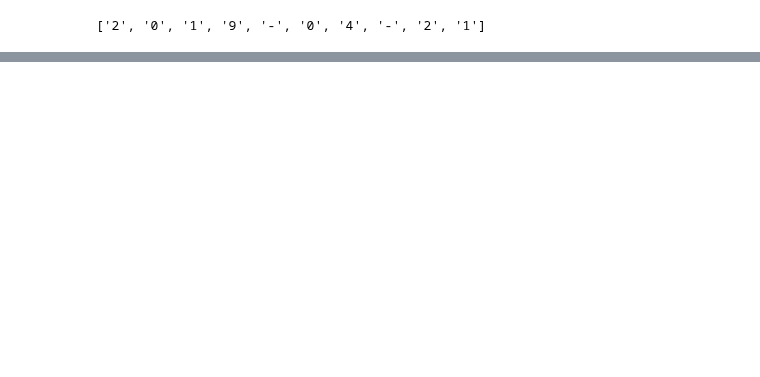
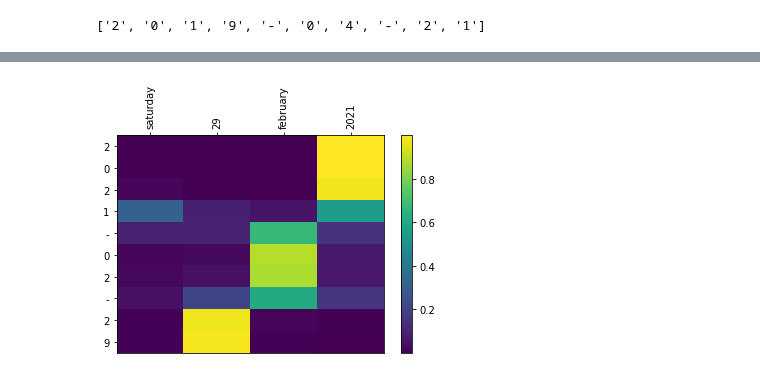
Before and after one commit to JACOBIN-SCTCS/Deep_Learning_For_NLP_IISC, a Jupyter notebook: Assignment4/parta/sol.ipynb, the cells around one changed output, grey strips where cells are left out. Cells and saved outputs as stored; diff of their text form; code cells hidden in the pictures; blank space fills up the shorter version.

```diff
--- a/Assignment4/parta/sol.ipynb
+++ b/Assignment4/parta/sol.ipynb
@@ -609,0 +618,5 @@ embedding_layer(torch.tensor([[10,2,3],[4,5,6]])).shape
+# %%
+output_tokens , attention = translate_sentence('Saturday 29 February 2021',t.to(device_cpu))
+plot_heatmap('Saturday 29 February 2021',''.join(output_tokens),attention.squeeze(1))
+# %% [output]
+[figure, added]
```
Also changed, not shown: parts of 17 cells of this notebook, 1 other file.
